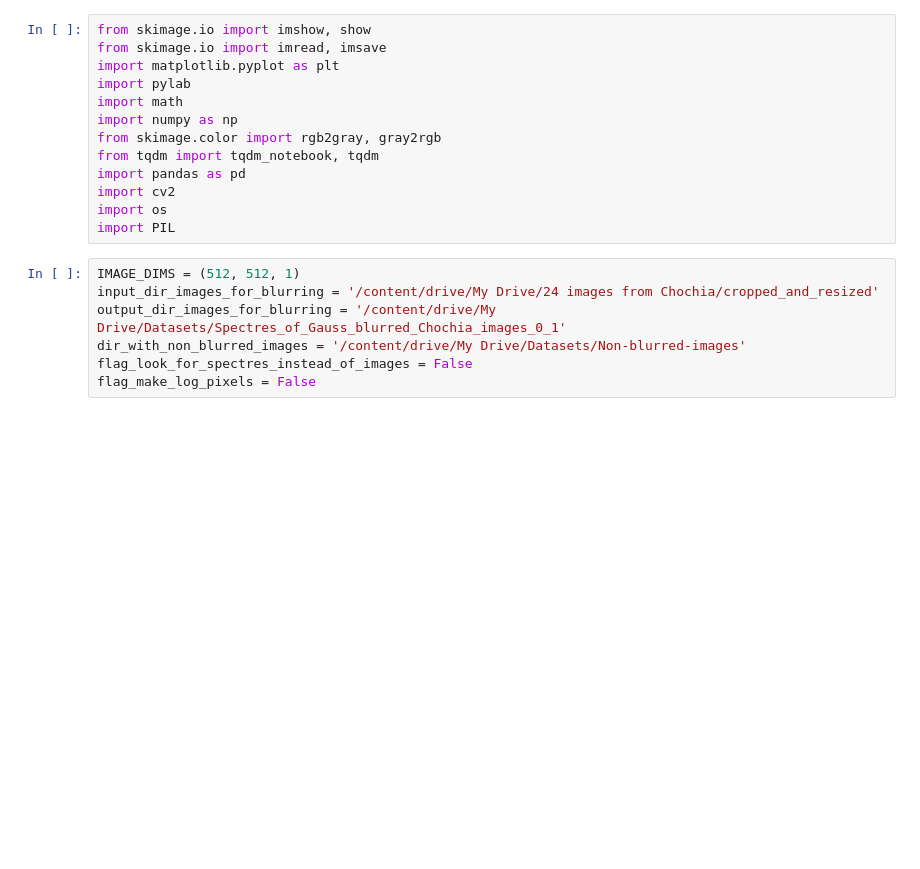
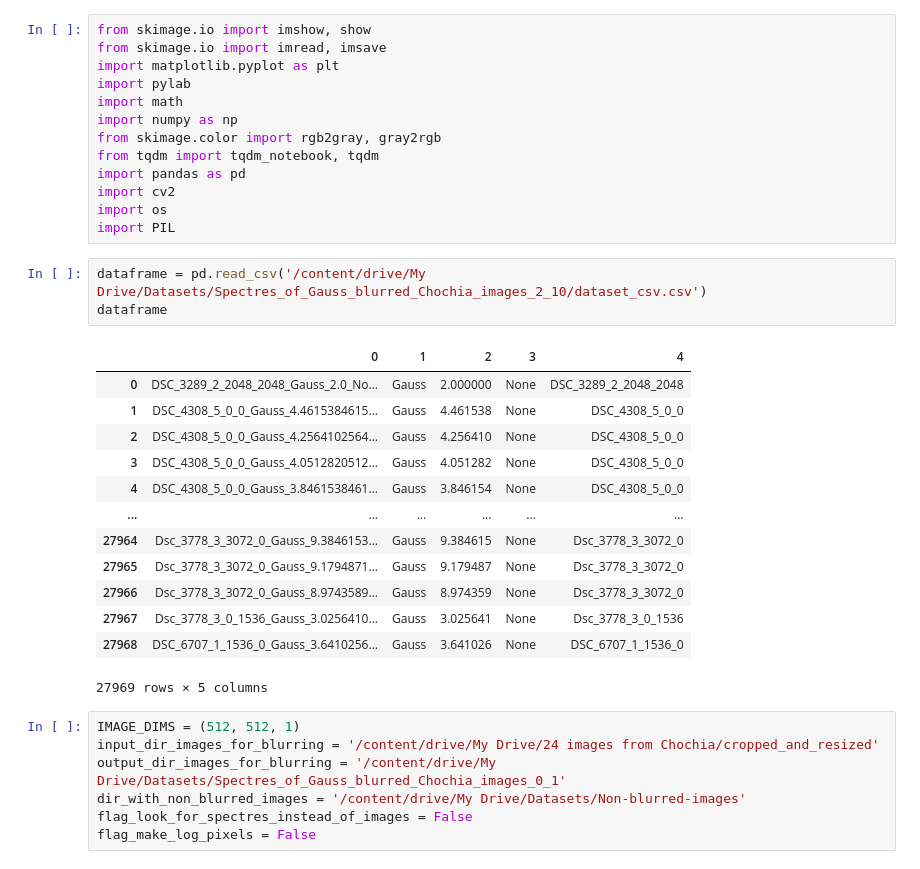
Before and after one commit to IaroslavS/blur_classification, a Jupyter notebook: blur_classification_v2.ipynb, the cells around one changed output. Drawn from its saved outputs; the diff is of its cells as text; blank space fills up the shorter version.

```diff
--- a/blur_classification_v2.ipynb
+++ b/blur_classification_v2.ipynb
@@ -13,6 +13,23 @@ import pandas as pd
 import cv2
 import os
 import PIL
+# %%
+dataframe = pd.read_csv('/content/drive/My Drive/Datasets/Spectres_of_Gauss_blurred_Chochia_images_2_10/dataset_csv.csv')
+dataframe
+# %% [output]
+|  | 0 | 1 | 2 | 3 | 4 |
+| 0 | DSC_3289_2_2048_2048_Gauss_2.0_No... | Gauss | 2.000000 | None | DSC_3289_2_2048_2048 |
+| 1 | DSC_4308_5_0_0_Gauss_4.4615384615... | Gauss | 4.461538 | None | DSC_4308_5_0_0 |
+| 2 | DSC_4308_5_0_0_Gauss_4.2564102564... | Gauss | 4.256410 | None | DSC_4308_5_0_0 |
+| 3 | DSC_4308_5_0_0_Gauss_4.0512820512... | Gauss | 4.051282 | None | DSC_4308_5_0_0 |
+| 4 | DSC_4308_5_0_0_Gauss_3.8461538461... | Gauss | 3.846154 | None | DSC_4308_5_0_0 |
+| ... | ... | ... | ... | ... | ... |
+| 27964 | Dsc_3778_3_3072_0_Gauss_9.3846153... | Gauss | 9.384615 | None | Dsc_3778_3_3072_0 |
+| 27965 | Dsc_3778_3_3072_0_Gauss_9.1794871... | Gauss | 9.179487 | None | Dsc_3778_3_3072_0 |
+| 27966 | Dsc_3778_3_3072_0_Gauss_8.9743589... | Gauss | 8.974359 | None | Dsc_3778_3_3072_0 |
+| 27967 | Dsc_3778_3_0_1536_Gauss_3.0256410... | Gauss | 3.025641 | None | Dsc_3778_3_0_1536 |
+| 27968 | DSC_6707_1_1536_0_Gauss_3.6410256... | Gauss | 3.641026 | None | DSC_6707_1_1536_0 |
+27969 rows × 5 columns
 # %%
 IMAGE_DIMS = (512, 512, 1)
 input_dir_images_for_blurring = '/content/drive/My Drive/24 images from Chochia/cropped_and_resized'
```
Also changed, not shown: parts of 13 cells of this notebook.
